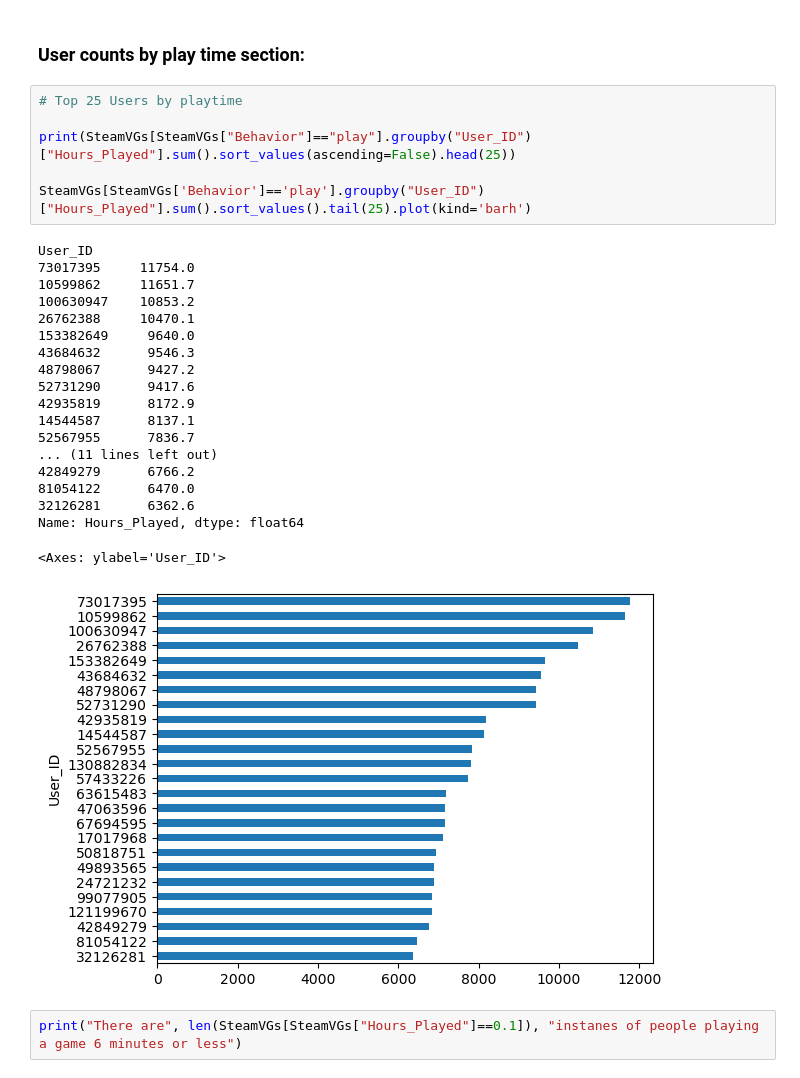
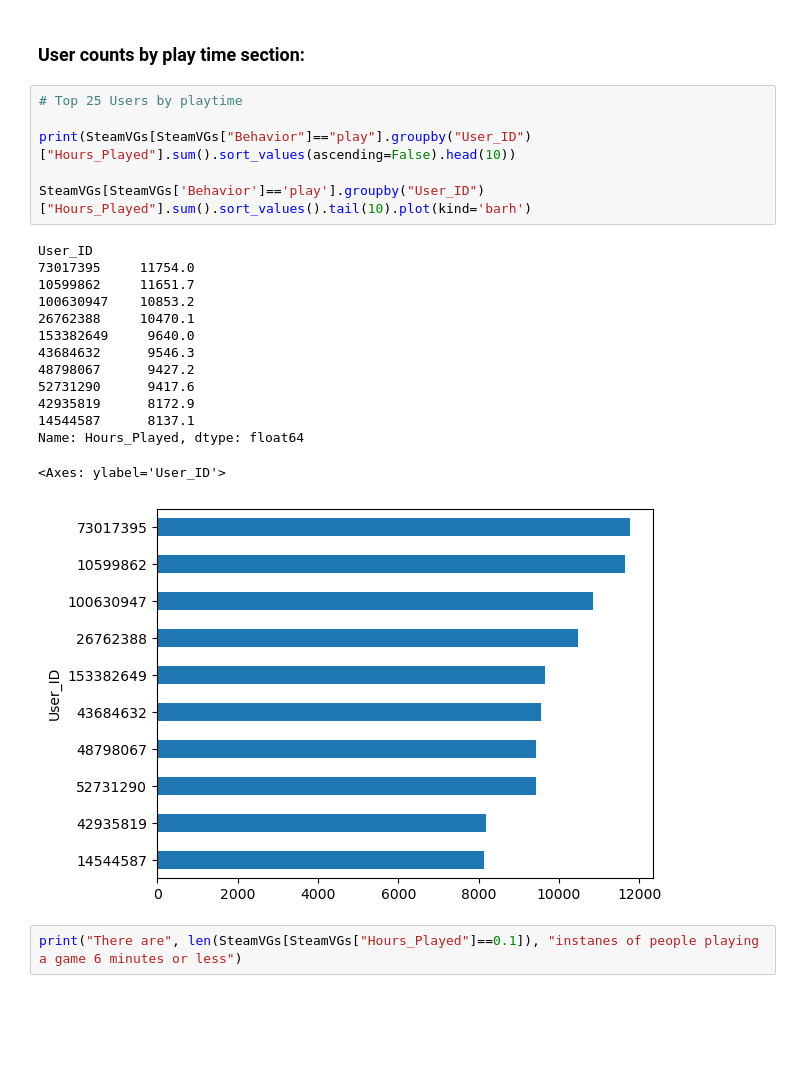
Before and after one commit to MansionAnthony/Videogame-Recommendations-Steam, a Jupyter notebook: Playtime Rec System.ipynb, the cells around one changed output. Saved outputs shown, nothing was run; the diff lists cells and outputs as text; blank space fills up the shorter version.

```diff
--- a/Playtime Rec System.ipynb
+++ b/Playtime Rec System.ipynb
@@ -156,29 +136,24 @@ There are 572 users that only appear once in the dataset.
 # %%
 # Top 25 Users by playtime
 
-print(SteamVGs[SteamVGs["Behavior"]=="play"].groupby("User_ID")["Hours_Played"].sum().sort_values(ascending=False).head(25))
+print(SteamVGs[SteamVGs["Behavior"]=="play"].groupby("User_ID")["Hours_Played"].sum().sort_values(ascending=False).head(10))
 
-SteamVGs[SteamVGs['Behavior']=='play'].groupby("User_ID")["Hours_Played"].sum().sort_values().tail(25).plot(kind='barh')
+SteamVGs[SteamVGs['Behavior']=='play'].groupby("User_ID")["Hours_Played"].sum().sort_values().tail(10).plot(kind='barh')
 # %% [output]
 User_ID
 73017395     11754.0
 10599862     11651.7
 100630947    10853.2
 26762388     10470.1
 153382649     9640.0
 43684632      9546.3
 48798067      9427.2
 52731290      9417.6
 42935819      8172.9
 14544587      8137.1
-52567955      7836.7
-... (11 lines left out)
-42849279      6766.2
-81054122      6470.0
-32126281      6362.6
 Name: Hours_Played, dtype: float64
 <Axes: ylabel='User_ID'>
-[figure, old version]
+[figure, new version]
 # %%
 print("There are", len(SteamVGs[SteamVGs["Hours_Played"]==0.1]), "instanes of people playing a game 6 minutes or less")
 # %% [output]
```
Also changed, not shown: parts of 8 cells of this notebook, 7 other files.
